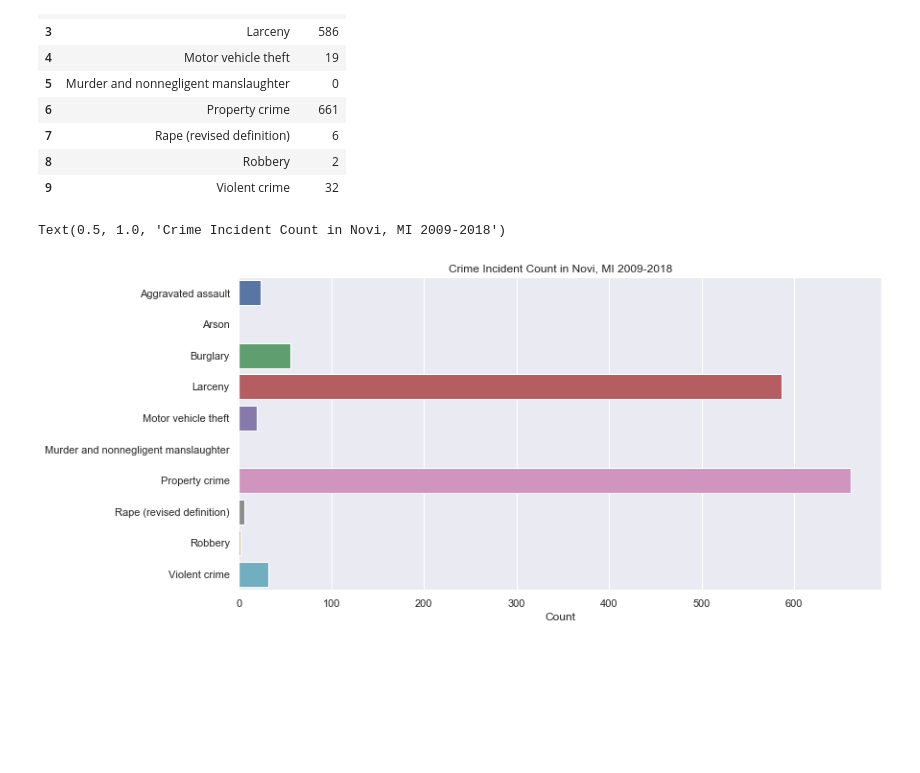
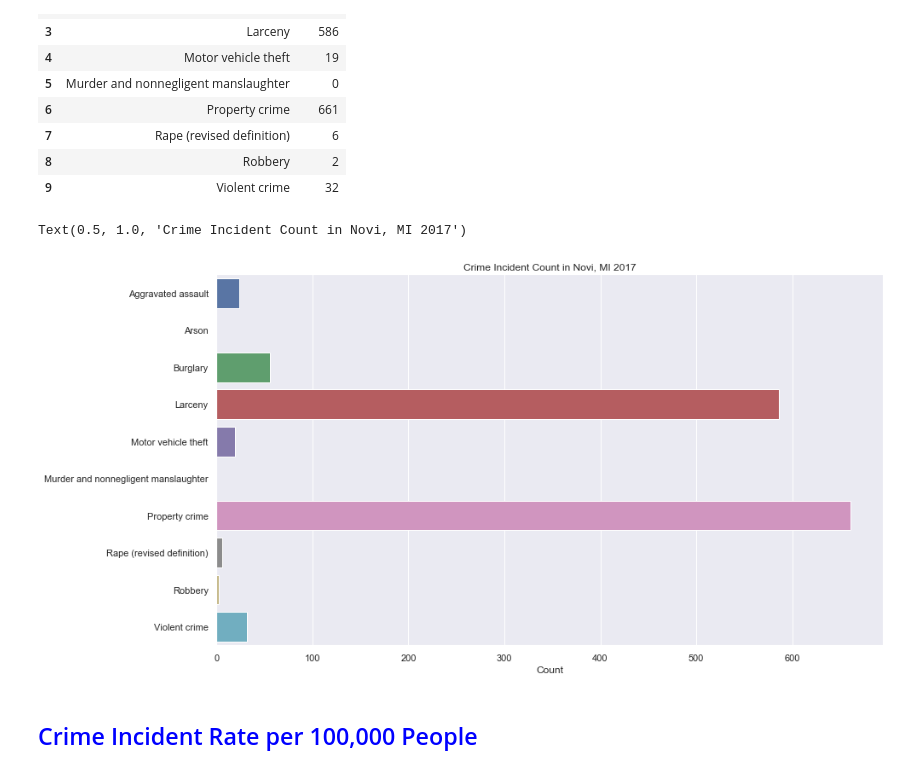
Before and after one commit to yunjcai/Segmenting-and-Clustering-Neighborhoods-in-Novi-MI, a Jupyter notebook: Segmenting and Clustering Neighborhoods in Novi.ipynb, the cells around one changed output. Drawn from its saved outputs; the diff is of its cells as text; code cells hidden in the pictures; blank space fills up the shorter version.

Commit message:
Segmenting and Clustering Neighborhoods in Novi MI

```diff
--- a/Segmenting and Clustering Neighborhoods in Novi.ipynb
+++ b/Segmenting and Clustering Neighborhoods in Novi.ipynb
@@ -145,12 +143,14 @@ df_crime
 | 8 | Robbery | 2 |
 | 9 | Violent crime | 32 |
 # %%
-fig3, ax3 = plt.subplots(figsize=(12,6))
+fig3, ax3 = plt.subplots(figsize=(14,8))
 sns.barplot(x='Count',y='Crime',data=df_crime)
 
 ax3.set_xlabel('Count')
 ax3.set_ylabel('')
-ax3.set_title('Crime Incident Count in Novi, MI 2009-2018')
+ax3.set_title('Crime Incident Count in Novi, MI 2017')
 # %% [output]
-Text(0.5, 1.0, 'Crime Incident Count in Novi, MI 2009-2018')
+Text(0.5, 1.0, 'Crime Incident Count in Novi, MI 2017')
-[figure, old version]
+[figure, new version]
+# %% [markdown]
+## <span style="color:blue">Crime Incident Rate per 100,000 People</span>
```
Also changed, not shown: parts of 40 cells of this notebook.
